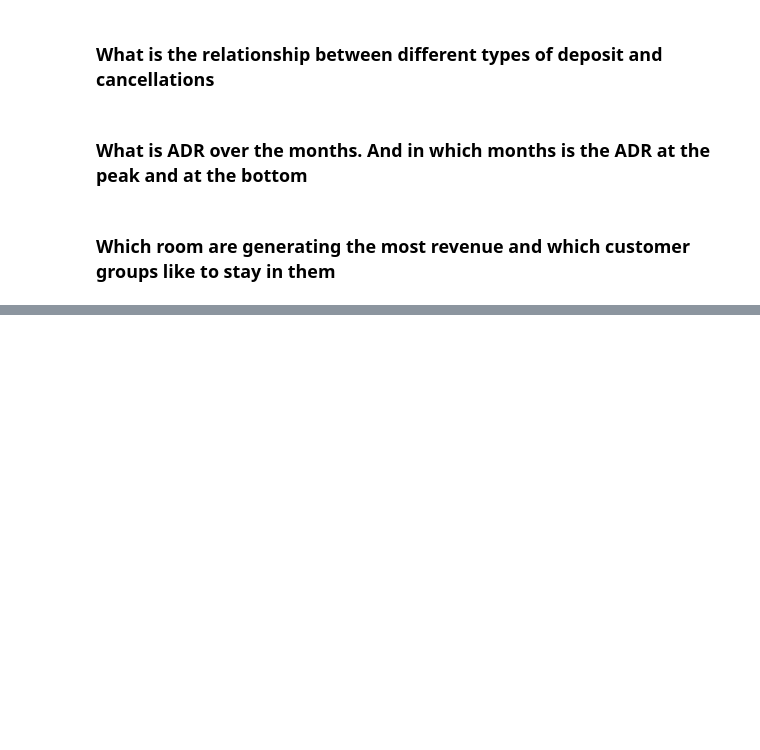
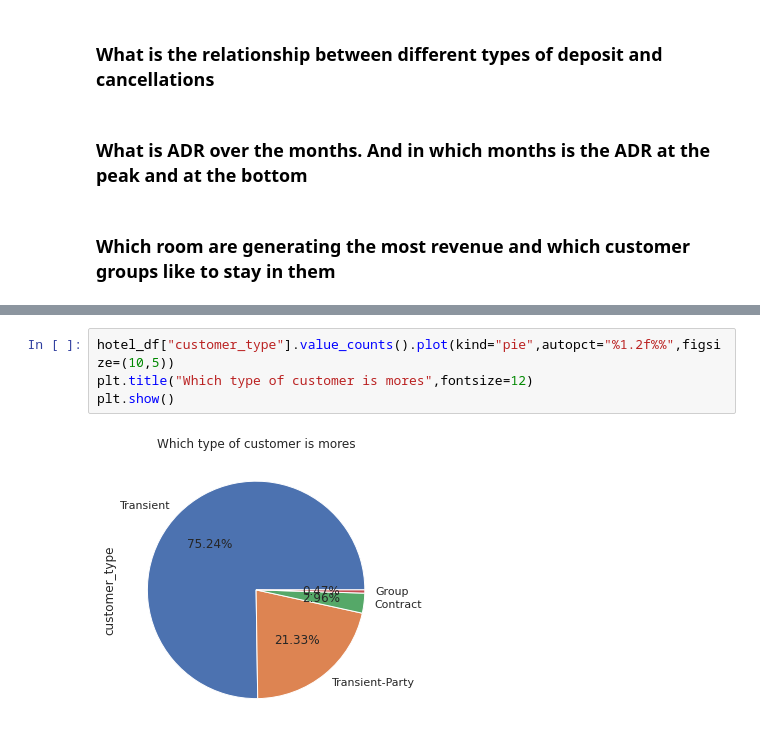
Before and after one commit to Kushan1001/Hotel-booking-data-analysis, a Jupyter notebook: Hotel_Booking_Analysis(Compiled).ipynb, the cells around one changed output, grey strips where cells are left out. Cells and saved outputs as stored; diff of their text form; blank space fills up the shorter version.

```diff
--- a/Hotel_Booking_Analysis(Compiled).ipynb
+++ b/Hotel_Booking_Analysis(Compiled).ipynb
@@ -649,0 +675,6 @@ plt.show()
+# %%
+hotel_df["customer_type"].value_counts().plot(kind="pie",autopct="%1.2f%%",figsize=(10,5))
+plt.title("Which type of customer is mores",fontsize=12)
+plt.show()
+# %% [output]
+[figure, added]
```
Also changed, not shown: parts of 28 cells of this notebook.
